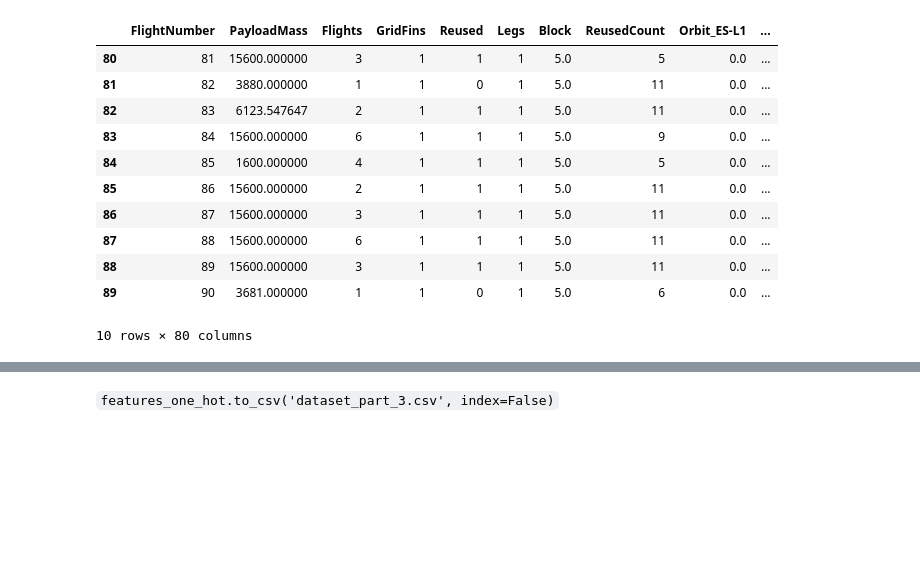
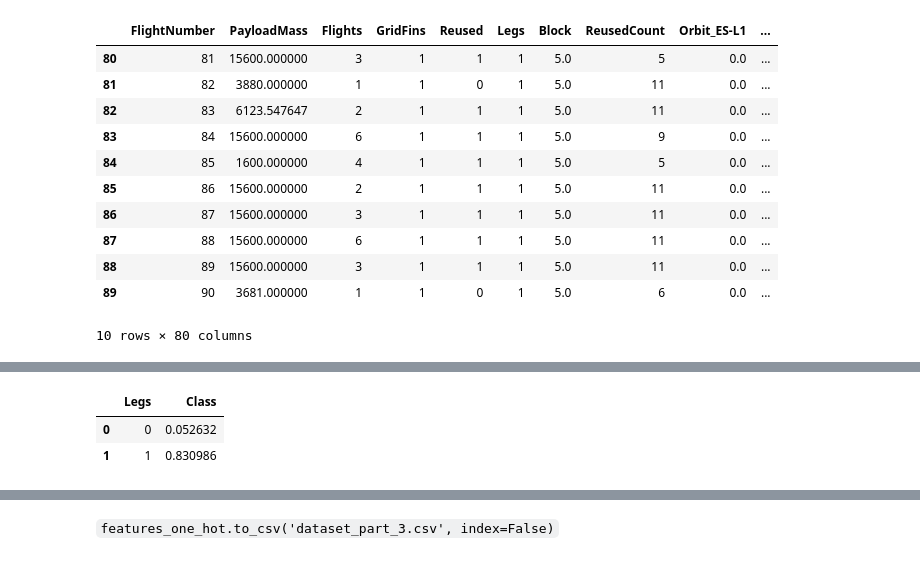
Before and after one commit to Pavel-Moscow/test, a Jupyter notebook: EDA_with_APIdata.ipynb, the cells around one changed output, grey strips where cells are left out. Saved outputs shown, nothing was run; the diff lists cells and outputs as text; code cells hidden in the pictures; blank space fills up the shorter version.

```diff
--- a/EDA_with_APIdata.ipynb
+++ b/EDA_with_APIdata.ipynb
@@ -387,0 +429,10 @@ df_ML.tail(10)
+# %%
+df_cat1 = df_ML[['Legs','Class' ]]
+df_cat2 = df_ML[['GridFins','Class' ]]
+# %%
+df_cat1 = df_cat1.groupby(['Legs'], as_index = False).mean()
+df_cat1
+# %% [output]
+|  | Legs | Class |
+| 0 | 0 | 0.052632 |
+| 1 | 1 | 0.830986 |
```
Also changed, not shown: parts of 15 cells of this notebook.
